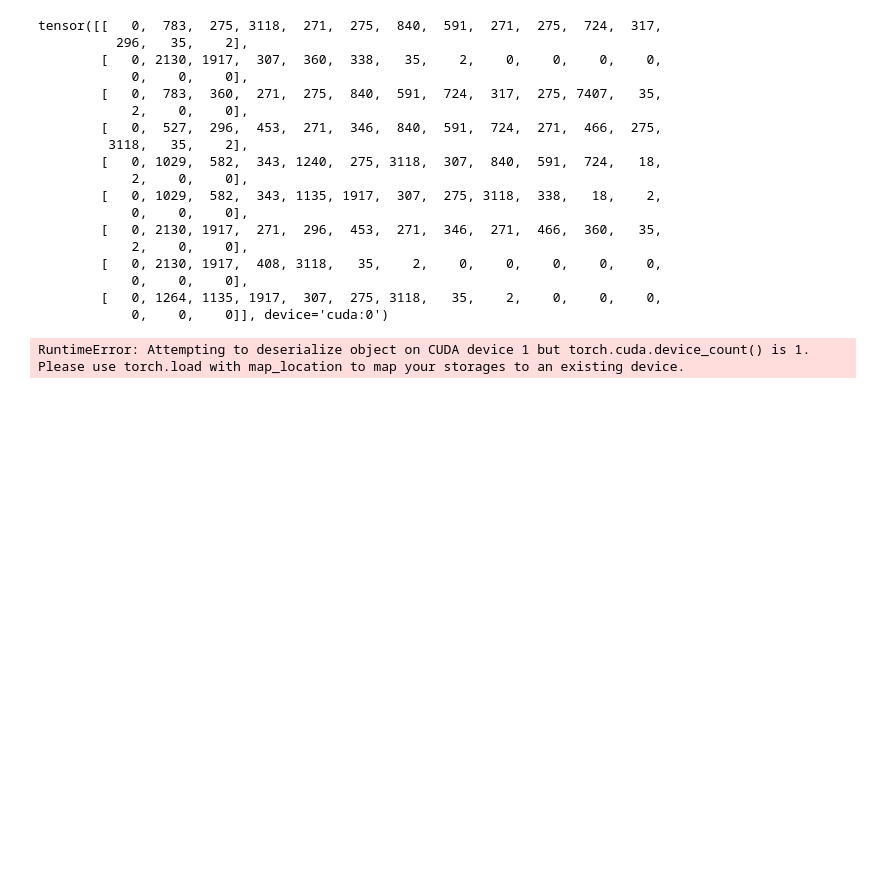
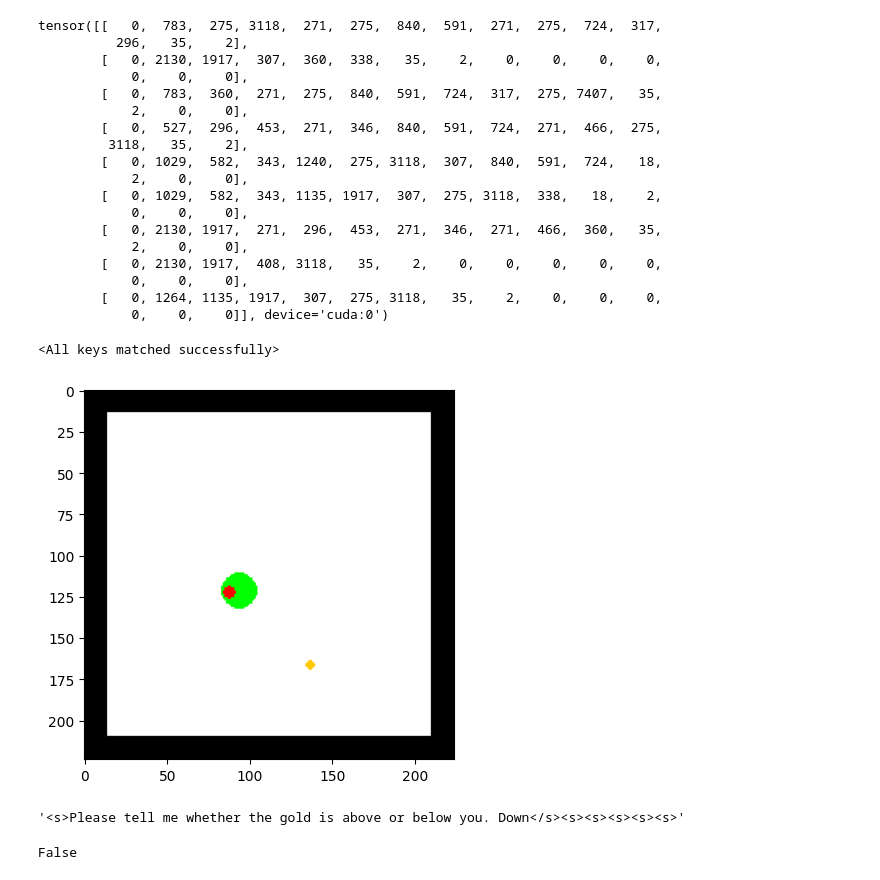
Before and after one commit to atbolsh/TransformerHomunculus, a Jupyter notebook: Tutorial_QA.ipynb, the cells around one changed output. Cells and saved outputs as stored; diff of their text form; code cells hidden in the pictures; blank space fills up the shorter version.

```diff
--- a/Tutorial_QA.ipynb
+++ b/Tutorial_QA.ipynb
@@ -418,6 +419,8 @@ img_criterion = nn.MSELoss()
 # %%
 brain = DefaultAgentBrain().to(device)
 # %%
-brain.load_state_dict(torch.load('brain_checkpoints/brain_weights_tutorial1_v3_batch95000.pth', weights_only=True))
+brain.load_state_dict(torch.load('brain_checkpoints/brain_weights_tutorial1_v3_batch95000.pth', weights_only=True, map_location=device))
 # %% [output]
-RuntimeError: Attempting to deserialize object on CUDA device 1 but torch.cuda.device_count() is 1. Please use torch.load with map_location to map your storages to an existing device.
+<All keys matched successfully>
+# %%
+S = get_settings_batch(20)
@@ -423,0 +429,14 @@ RuntimeError: Attempting to deserialize object on CUDA device 1 but torch.cuda.d
+# %%
+img_sample = get_images(S)
+# %%
+quick_display(img_sample[10])
+# %% [output]
+[figure, added]
+# %%
+tokenizer.decode(text_sample[10].cpu().numpy())
+# %% [output]
+'<s>Please tell me whether the gold is above or below you. Down</s><s><s><s><s><s>'
+# %%
+is_gold_up(S[10])
+# %% [output]
+False
```
Also changed, not shown: parts of 13 cells of this notebook, 1 other file.
